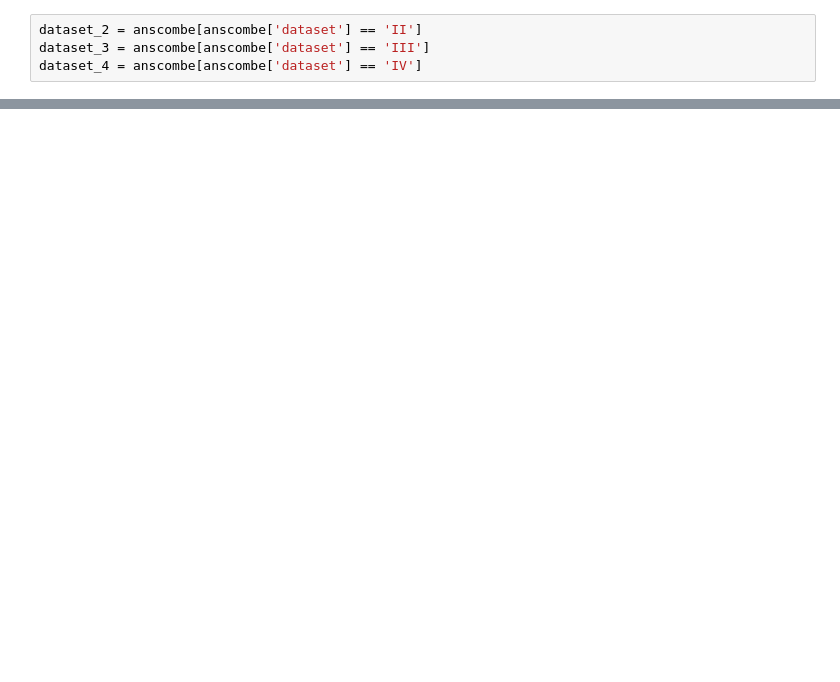
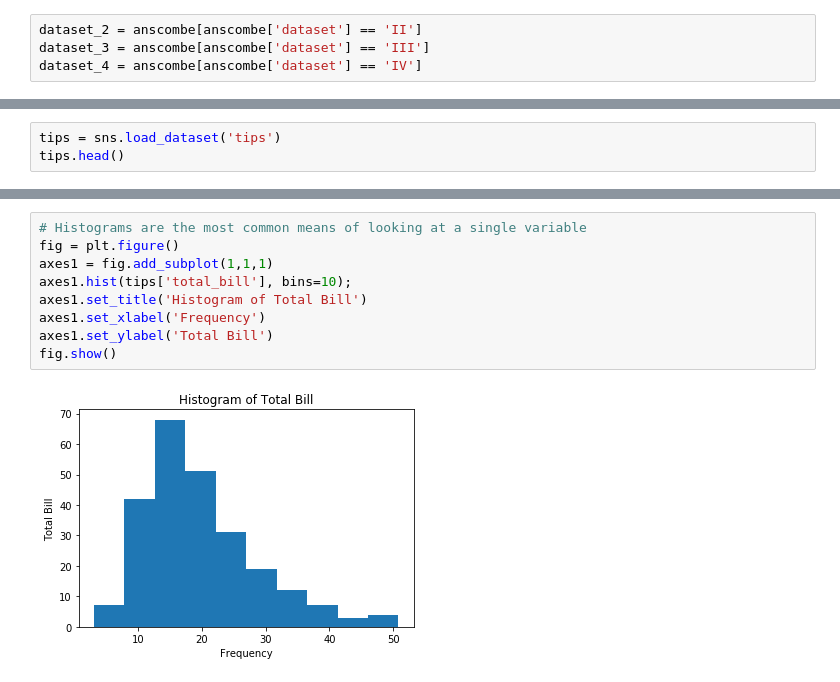
Before and after one commit to davetlewis-van/pandas_for_everyone, a Jupyter notebook: notebooks/Chapter 3.ipynb, the cells around one changed output, grey strips where cells are left out. Saved outputs shown, nothing was run; the diff lists cells and outputs as text; blank space fills up the shorter version.

```diff
--- a/notebooks/Chapter 3.ipynb
+++ b/notebooks/Chapter 3.ipynb
@@ -48,0 +105,3 @@ axes4.plot(dataset_4['x'], dataset_4['y'], 'o')
+# %%
+tips = sns.load_dataset('tips')
+tips.head()
@@ -48,0 +115,11 @@ axes4.plot(dataset_4['x'], dataset_4['y'], 'o')
+# %%
+# Histograms are the most common means of looking at a single variable
+fig = plt.figure()
+axes1 = fig.add_subplot(1,1,1)
+axes1.hist(tips['total_bill'], bins=10);
+axes1.set_title('Histogram of Total Bill')
+axes1.set_xlabel('Frequency')
+axes1.set_ylabel('Total Bill')
+fig.show()
+# %% [output]
+[figure, added]
```
Also changed, not shown: parts of 15 cells of this notebook, 2 other files.
